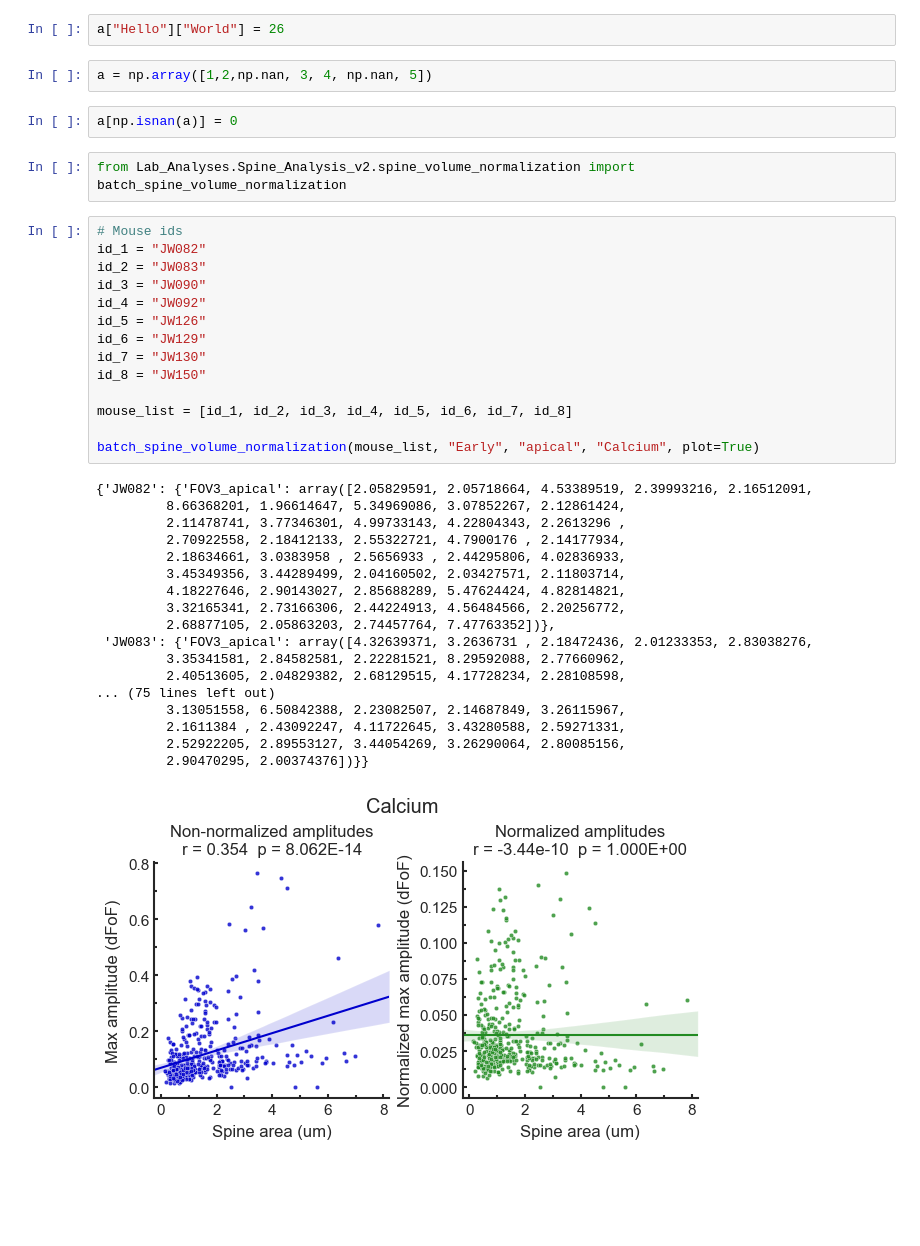
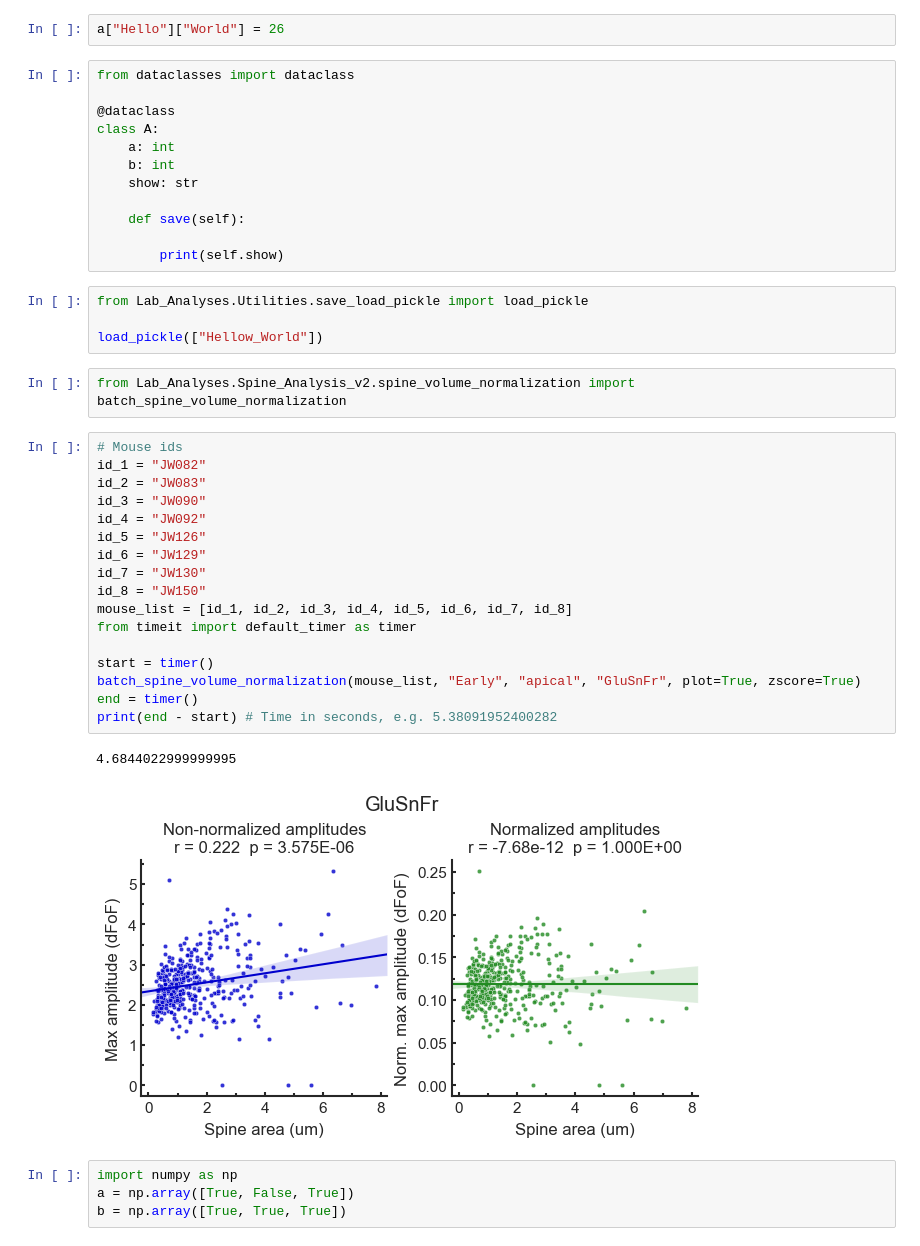
Before and after one commit to wjakewright/Lab_Analyses, a Jupyter notebook: Lab_Analyses/Dual_Plane/Dual_Plane_Analysis.ipynb, the cells around one changed output. Cells and saved outputs as stored; diff of their text form; blank space fills up the shorter version.

```diff
--- a/Lab_Analyses/Dual_Plane/Dual_Plane_Analysis.ipynb
+++ b/Lab_Analyses/Dual_Plane/Dual_Plane_Analysis.ipynb
@@ -135,41 +132,44 @@ a["Hello"] = b
 # %%
 a["Hello"]["World"] = 26
-# %%
-a = np.array([1,2,np.nan, 3, 4, np.nan, 5])
-# %%
-a[np.isnan(a)] = 0
+# %%
+from dataclasses import dataclass
+
+@dataclass
+class A:
+    a: int
+    b: int
+    show: str
+
+    def save(self):
+
+        print(self.show)
+# %%
+from Lab_Analyses.Utilities.save_load_pickle import load_pickle
+
+load_pickle(["Hellow_World"])
 # %%
 from Lab_Analyses.Spine_Analysis_v2.spine_volume_normalization import batch_spine_volume_normalization
 # %%
 # Mouse ids
 id_1 = "JW082"
 id_2 = "JW083"
 id_3 = "JW090"
 id_4 = "JW092"
 id_5 = "JW126"
 id_6 = "JW129"
 id_7 = "JW130"
 id_8 = "JW150"
+mouse_list = [id_1, id_2, id_3, id_4, id_5, id_6, id_7, id_8]
+from timeit import default_timer as timer
 
-mouse_list = [id_1, id_2, id_3, id_4, id_5, id_6, id_7, id_8]
-
-batch_spine_volume_normalization(mouse_list, "Early", "apical", "Calcium", plot=True)
+start = timer()
+batch_spine_volume_normalization(mouse_list, "Early", "apical", "GluSnFr", plot=True, zscore=True)
+end = timer()
+print(end - start) # Time in seconds, e.g. 5.38091952400282
 # %% [output]
-{'JW082': {'FOV3_apical': array([2.05829591, 2.05718664, 4.53389519, 2.39993216, 2.16512091,
-         8.66368201, 1.96614647, 5.34969086, 3.07852267, 2.12861424,
-         2.11478741, 3.77346301, 4.99733143, 4.22804343, 2.2613296 ,
-         2.70922558, 2.18412133, 2.55322721, 4.7900176 , 2.14177934,
-         2.18634661, 3.0383958 , 2.5656933 , 2.44295806, 4.02836933,
-         3.45349356, 3.44289499, 2.04160502, 2.03427571, 2.11803714,
-         4.18227646, 2.90143027, 2.85688289, 5.47624424, 4.82814821,
-         3.32165341, 2.73166306, 2.44224913, 4.56484566, 2.20256772,
-         2.68877105, 2.05863203, 2.74457764, 7.47763352])},
- 'JW083': {'FOV3_apical': array([4.32639371, 3.2636731 , 2.18472436, 2.01233353, 2.83038276,
-         3.35341581, 2.84582581, 2.22281521, 8.29592088, 2.77660962,
-         2.40513605, 2.04829382, 2.68129515, 4.17728234, 2.28108598,
-... (75 lines left out)
-         3.13051558, 6.50842388, 2.23082507, 2.14687849, 3.26115967,
-         2.1611384 , 2.43092247, 4.11722645, 3.43280588, 2.59271331,
-         2.52922205, 2.89553127, 3.44054269, 3.26290064, 2.80085156,
-         2.90470295, 2.00374376])}}
+4.6844022999999995
-[figure, old version]
+[figure, new version]
+# %%
+import numpy as np
+a = np.array([True, False, True])
+b = np.array([True, True, True])
```
Also changed, not shown: parts of 14 cells of this notebook.
